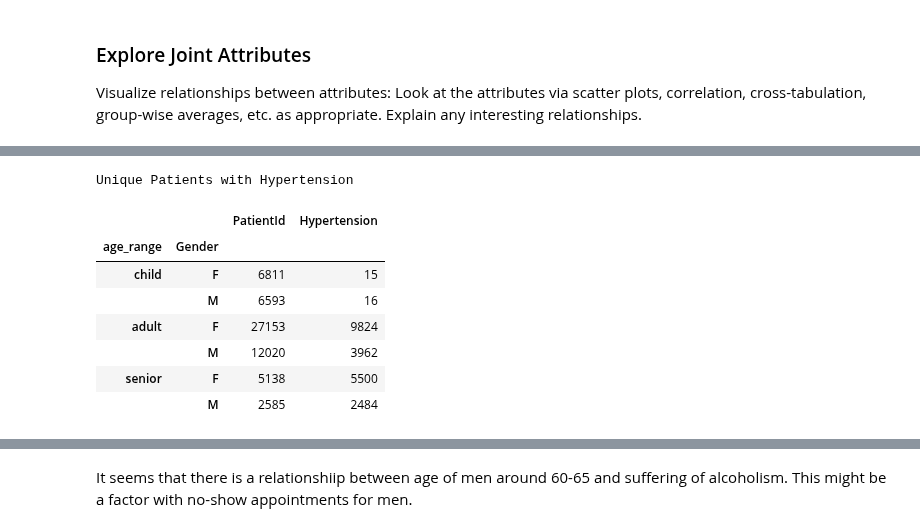
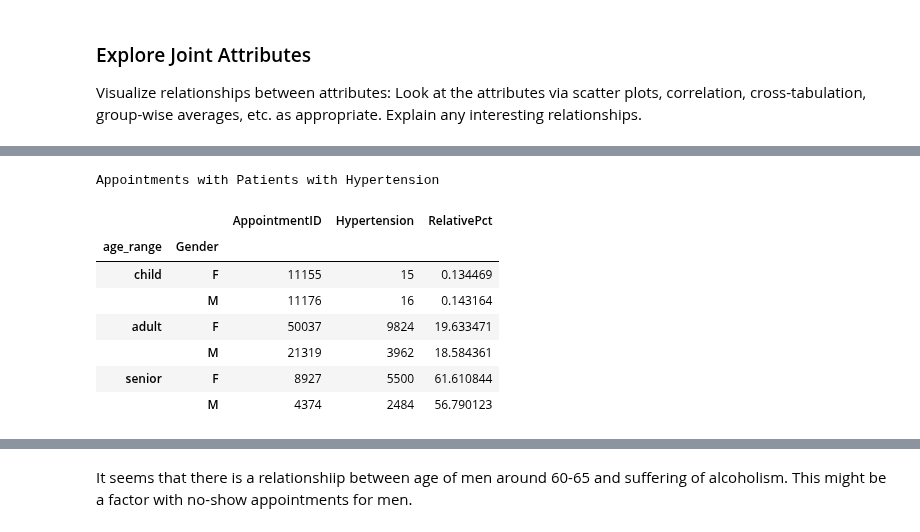
Before and after one commit to cdmorgan103/7331DataMiningNoShow, a Jupyter notebook: 7331DataMiningNoShow_CR.ipynb, the cells around one changed output, grey strips where cells are left out. Saved outputs shown, nothing was run; the diff lists cells and outputs as text; code cells hidden in the pictures.

```diff
--- a/7331DataMiningNoShow_CR.ipynb
+++ b/7331DataMiningNoShow_CR.ipynb
@@ -450,14 +448,15 @@ df[categ_features] = df[categ_features].astype('int64')
 # %%
-agerange_by_gender_HT = df.groupby(['age_range','Gender']).agg({'PatientId':'nunique','Hypertension':'sum'})
-print("Unique Patients with Hypertension")
+agerange_by_gender_HT = df.groupby(['age_range','Gender']).agg({'AppointmentID':'count','Hypertension':'sum'})
+print("Appointments with Patients with Hypertension")
+agerange_by_gender_HT['RelativePct'] = agerange_by_gender_HT.Hypertension / agerange_by_gender_HT.AppointmentID * 100
 agerange_by_gender_HT
 # %% [output]
-Unique Patients with Hypertension
+Appointments with Patients with Hypertension
-|  |  | PatientId | Hypertension |
-| age_range | Gender |  |  |
-| child | F | 6811 | 15 |
-|  | M | 6593 | 16 |
-| adult | F | 27153 | 9824 |
-|  | M | 12020 | 3962 |
-| senior | F | 5138 | 5500 |
-|  | M | 2585 | 2484 |
+|  |  | AppointmentID | Hypertension | RelativePct |
+| age_range | Gender |  |  |  |
+| child | F | 11155 | 15 | 0.134469 |
+|  | M | 11176 | 16 | 0.143164 |
+| adult | F | 50037 | 9824 | 19.633471 |
+|  | M | 21319 | 3962 | 18.584361 |
+| senior | F | 8927 | 5500 | 61.610844 |
+|  | M | 4374 | 2484 | 56.790123 |
```
Also changed, not shown: parts of 63 cells of this notebook.
